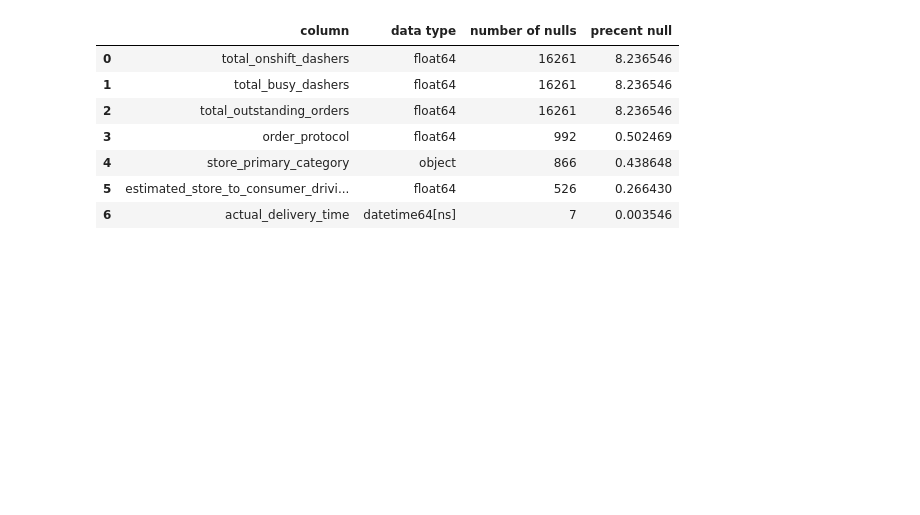
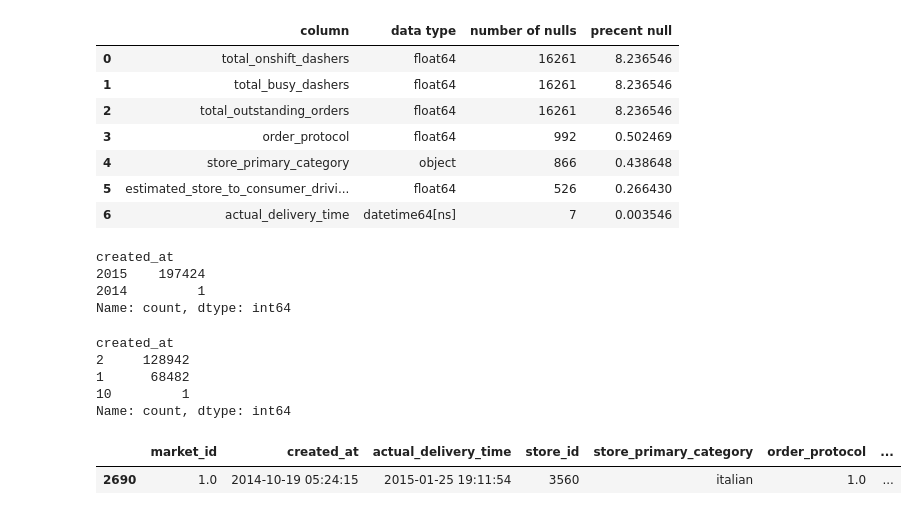
Before and after one commit to meg-williams/Delivery-Duration-Prediction, a Jupyter notebook: delivery_duration.ipynb, the cells around one changed output. Saved outputs shown, nothing was run; the diff lists cells and outputs as text; code cells hidden in the pictures; blank space fills up the shorter version.

```diff
--- a/delivery_duration.ipynb
+++ b/delivery_duration.ipynb
@@ -157,3 +157,24 @@ nulls_data(df)
 | 4 | store_primary_category | object | 866 | 0.438648 |
 | 5 | estimated_store_to_consumer_drivi... | float64 | 526 | 0.266430 |
 | 6 | actual_delivery_time | datetime64[ns] | 7 | 0.003546 |
+# %%
+df['created_at'].dt.year.value_counts()
+# %% [output]
+created_at
+2015    197424
+2014         1
+Name: count, dtype: int64
+# %%
+df['created_at'].dt.month.value_counts()
+# %% [output]
+created_at
+2     128942
+1      68482
+10         1
+Name: count, dtype: int64
+# %%
+# this is seems wrong. Check for other date descrpencies
+df[df['created_at'].dt.month == 10]
+# %% [output]
+|  | market_id | created_at | actual_delivery_time | store_id | store_primary_category | order_protocol | ... |
+| 2690 | 1.0 | 2014-10-19 05:24:15 | 2015-01-25 19:11:54 | 3560 | italian | 1.0 | ... |
```
Also changed, not shown: parts of 11 cells of this notebook.
